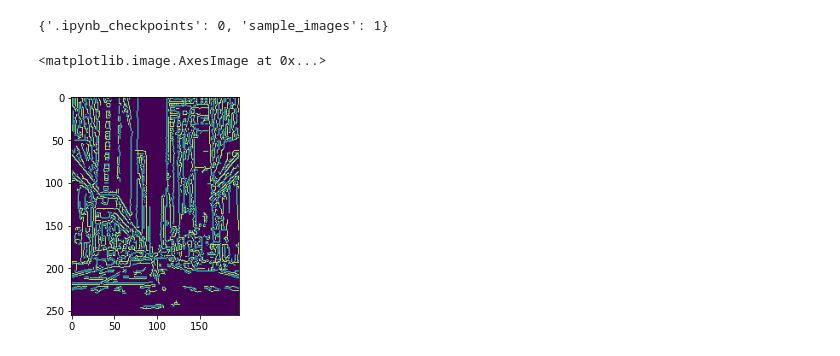
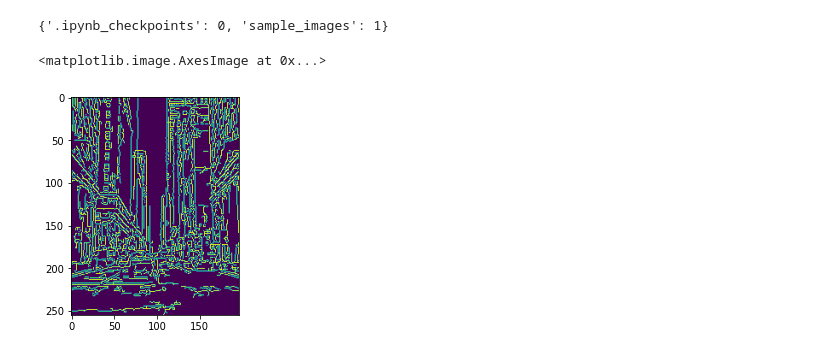
Before and after one commit to JayaManasa/learn_image-processing, a Jupyter notebook: untitled0.ipynb, the cells around one changed output. Drawn from its saved outputs; the diff is of its cells as text; code cells hidden in the pictures.

```diff
--- a/untitled0.ipynb
+++ b/untitled0.ipynb
@@ -149,7 +149,7 @@ data_gen.class_indices
 # %%
 city_image = cv2.imread('/content/city_image.jpeg')
 # %%
-plt.imshow(cv2.Canny(city_image, 255/3, 255))
+plt.imshow(cv2.Canny(city_image, 255/6, 255))
 # %% [output]
 <matplotlib.image.AxesImage at 0x...>
-[figure, old version]
+[figure, new version]
```
Also changed, not shown: parts of 7 cells of this notebook.
